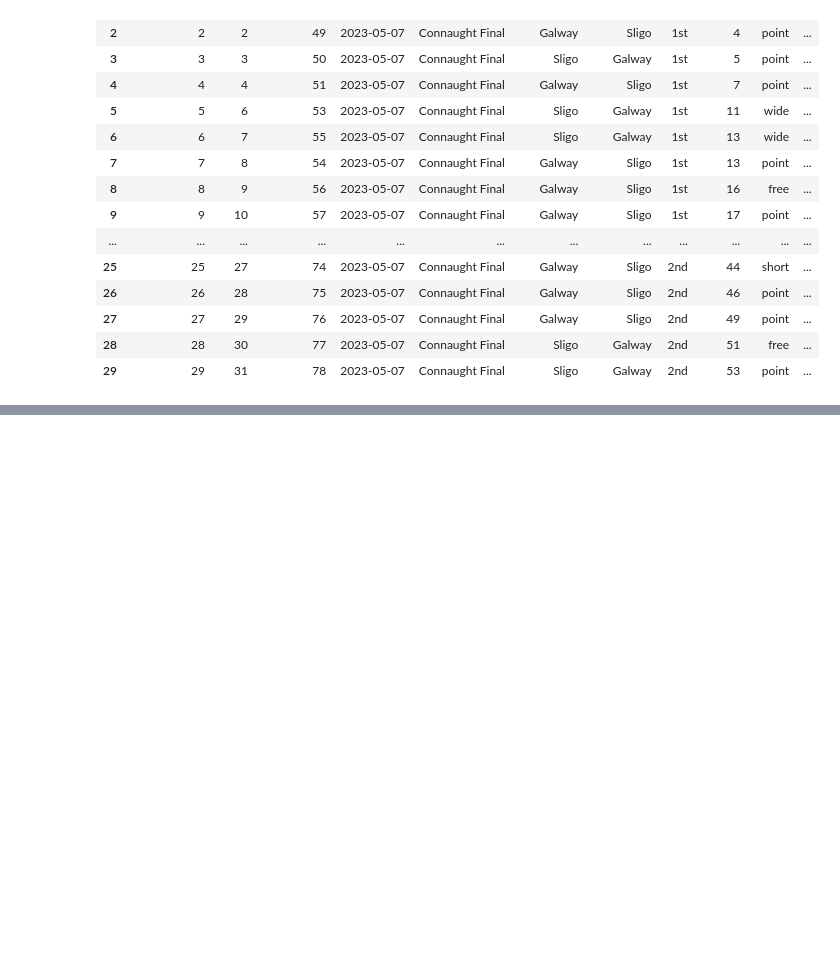
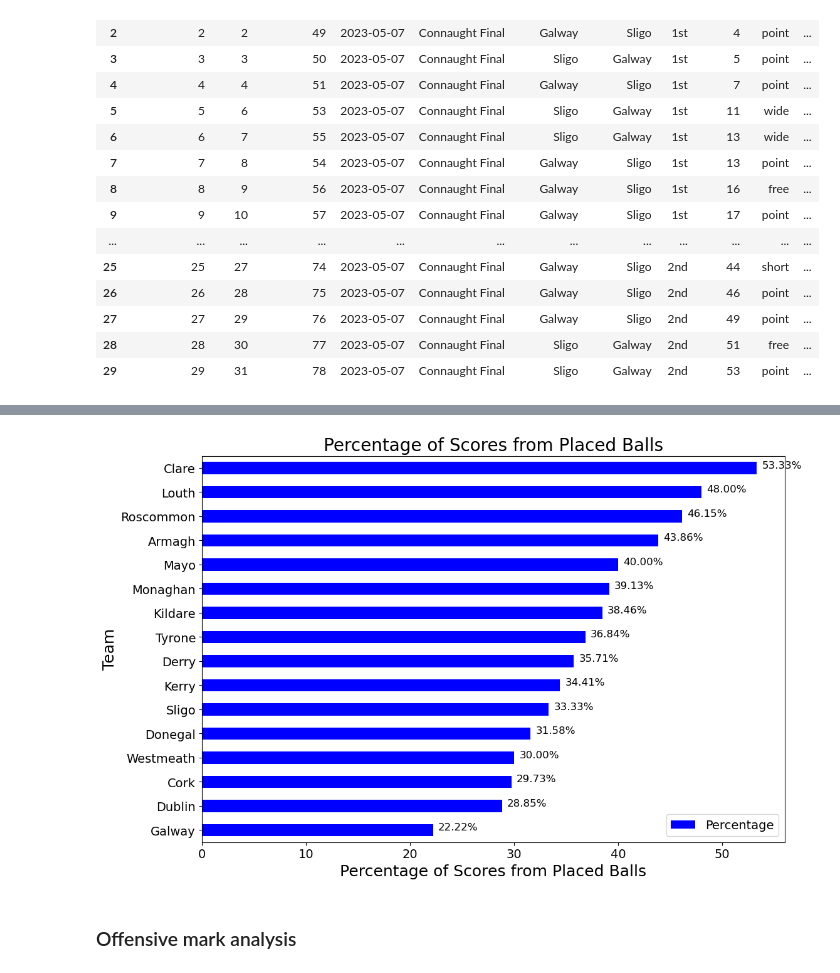
Before and after one commit to CathalMcC15/GAA_Viz, a Jupyter notebook: 08_PlacedBall_Analysis.ipynb, the cells around one changed output, grey strips where cells are left out. Cells and saved outputs as stored; diff of their text form; code cells hidden in the pictures; blank space fills up the shorter version.

```diff
--- a/08_PlacedBall_Analysis.ipynb
+++ b/08_PlacedBall_Analysis.ipynb
@@ -142,0 +212,40 @@ difference2
+# %%
+df1 = df[df['Score'] == 1]
+
+
+# Group the data by team and calculate the sum of Placed_Ball and total shots for each team
+team_placed_ball_sum = df1.groupby('TeamName')['Placed_Ball'].sum()
+team_total_shots = df1.groupby('TeamName').size()
+
+# Calculate the percentage of Placed_Ball over total shots for each team
+team_percentage = (team_placed_ball_sum / team_total_shots) * 100
+
+# Sort teams based on the sum of Placed_Ball in descending order
+team_percentage = team_percentage.sort_values(ascending=True)
+
+# Plot the sum of Placed_Ball per team as a horizontal bar chart
+plt.figure(figsize=(12, 8))
+
+# Plot the horizontal bar chart
+bars = team_percentage.plot(kind='barh', color='b')
+
+# Annotate bars with the percentages
+for i, v in enumerate(team_percentage):
+    plt.text(v + 0.5, i, f'{v:.2f}%', fontsize=12)
+
+# Set labels and title
+plt.title('Percentage of Scores from Placed Balls', fontsize=20)
+plt.xlabel('Percentage of Scores from Placed Balls', fontsize=18)
+plt.ylabel('Team', fontsize=18)
+plt.xticks(fontsize=14)
+plt.yticks(fontsize=14)
+
+
+# Show the legend
+plt.legend(["Percentage"], fontsize=14)
+
+plt.show()
+# %% [output]
+[figure, added]
+# %% [markdown]
+### Offensive mark analysis
```
Also changed, not shown: parts of 9 cells of this notebook.
